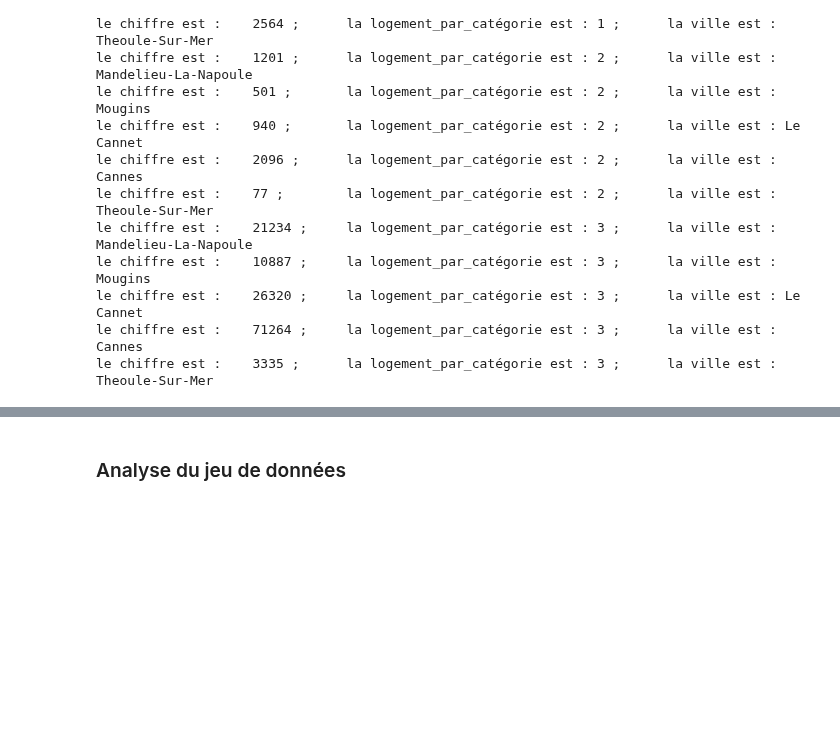
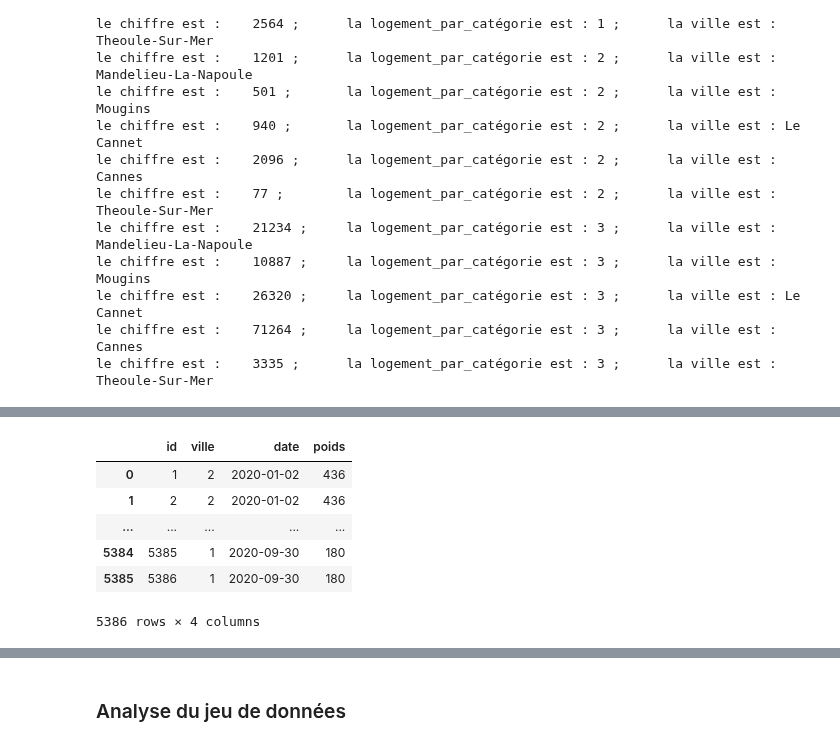
Before and after one commit to niryras/Cliink_Equipe2, a Jupyter notebook: jupyter/df2.ipynb, the cells around one changed output, grey strips where cells are left out. Saved outputs shown, nothing was run; the diff lists cells and outputs as text; code cells hidden in the pictures; blank space fills up the shorter version.

```diff
--- a/jupyter/df2.ipynb
+++ b/jupyter/df2.ipynb
@@ -901,0 +941,27 @@ le chiffre est :    3335 ;      la logement_par_catégorie est : 3 ;      la vil
+# %%
+# Suppréssion des doublons
+data20.drop_duplicates(subset=data20.columns[1:], inplace=True)
+data20.reset_index(inplace=True)
+
+# Création du DataFrame collecte2020
+collecte2 = pd.DataFrame(columns = ["id","ville","date","poids"])
+for i in data20.index:
+    data20.loc[i, "ville"] = dictVilles[data20.loc[i, "Lieu de Collecte"][5:8]]
+    col2_vi = dict_ville[data20.loc[i, "ville"]]
+    col2_da = data20.loc[i, "Date de réalisation"]
+    col2_pi = data20.loc[i, "Poids"]
+    df_coll2 = pd.DataFrame({'ville': col2_vi,
+                             'date': col2_da,
+                             'poids': col2_pi}, index = [0])
+    collecte2 = collecte2.append(df_coll2, ignore_index=True)
+collecte2.poids = (collecte2.poids * 1000).astype(int)
+collecte2['id'] = collecte2.index + 1
+collecte2
+# %% [output]
+|  | id | ville | date | poids |
+| 0 | 1 | 2 | 2020-01-02 | 436 |
+| 1 | 2 | 2 | 2020-01-02 | 436 |
+| ... | ... | ... | ... | ... |
+| 5384 | 5385 | 1 | 2020-09-30 | 180 |
+| 5385 | 5386 | 1 | 2020-09-30 | 180 |
+5386 rows × 4 columns
```
Also changed, not shown: parts of 32 cells of this notebook, 3 other files.
